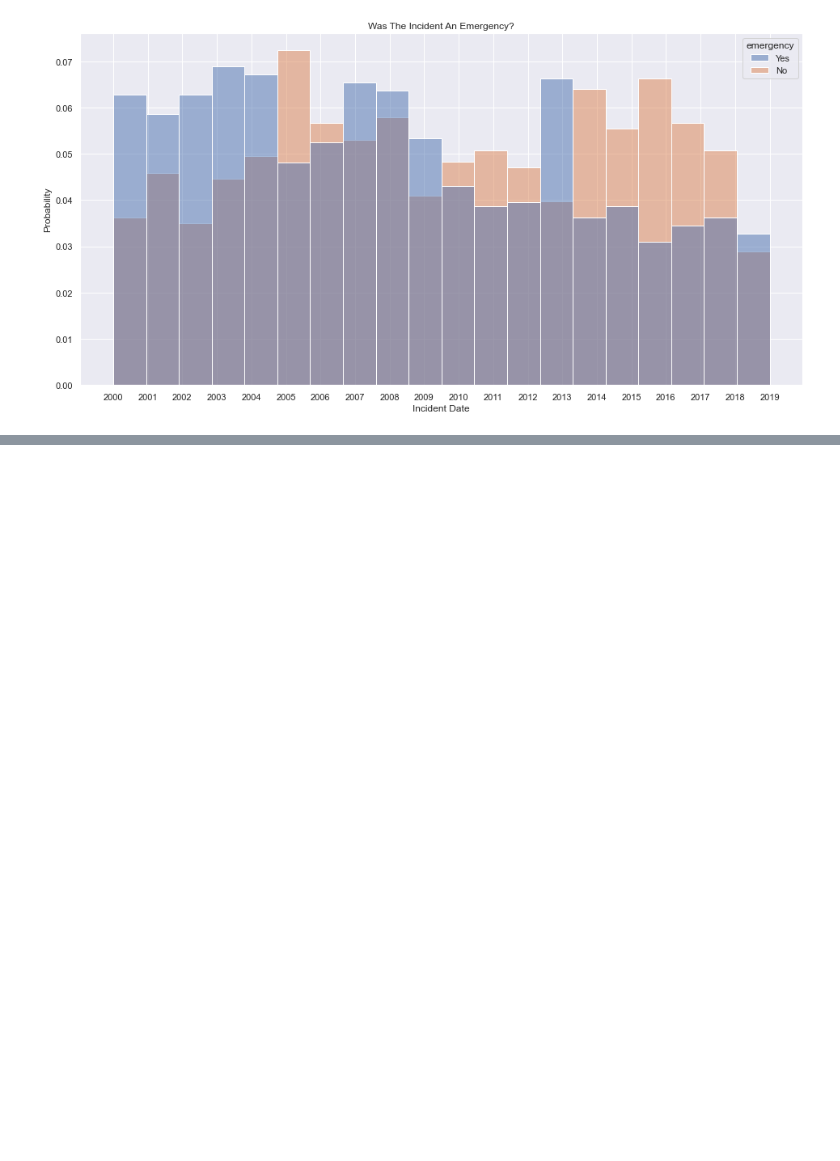
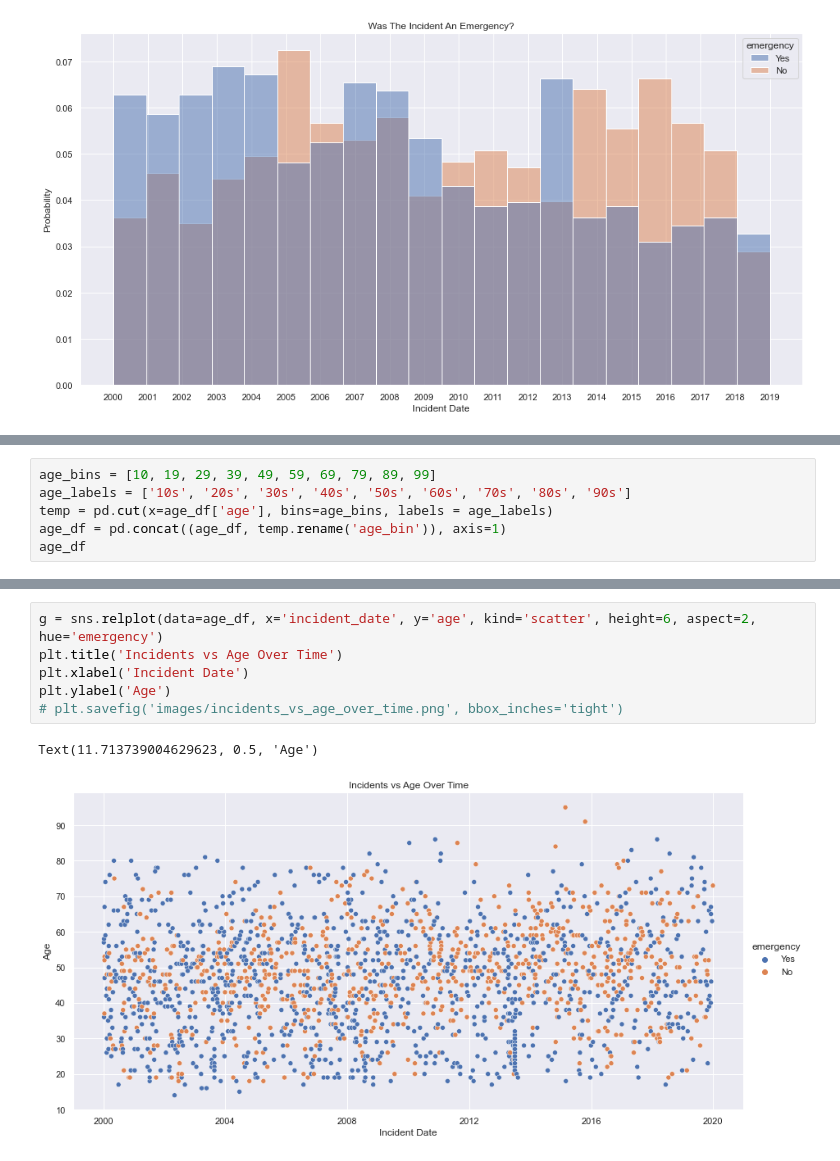
Before and after one commit to abcjamesjordan/firefigher_fatalities, a Jupyter notebook: ff_analysis.ipynb, the cells around one changed output, grey strips where cells are left out. Drawn from its saved outputs; the diff is of its cells as text; blank space fills up the shorter version.

```diff
--- a/ff_analysis.ipynb
+++ b/ff_analysis.ipynb
@@ -554,0 +565,6 @@ plt.xticks(years);
+# %%
+age_bins = [10, 19, 29, 39, 49, 59, 69, 79, 89, 99]
+age_labels = ['10s', '20s', '30s', '40s', '50s', '60s', '70s', '80s', '90s']
+temp = pd.cut(x=age_df['age'], bins=age_bins, labels = age_labels)
+age_df = pd.concat((age_df, temp.rename('age_bin')), axis=1)
+age_df
@@ -554,0 +607,9 @@ plt.xticks(years);
+# %%
+g = sns.relplot(data=age_df, x='incident_date', y='age', kind='scatter', height=6, aspect=2, hue='emergency')
+plt.title('Incidents vs Age Over Time')
+plt.xlabel('Incident Date')
+plt.ylabel('Age')
+# plt.savefig('images/incidents_vs_age_over_time.png', bbox_inches='tight')
+# %% [output]
+Text(11.713739004629623, 0.5, 'Age')
+[figure, added]
```
Also changed, not shown: parts of 15 cells of this notebook, 6 other files.
